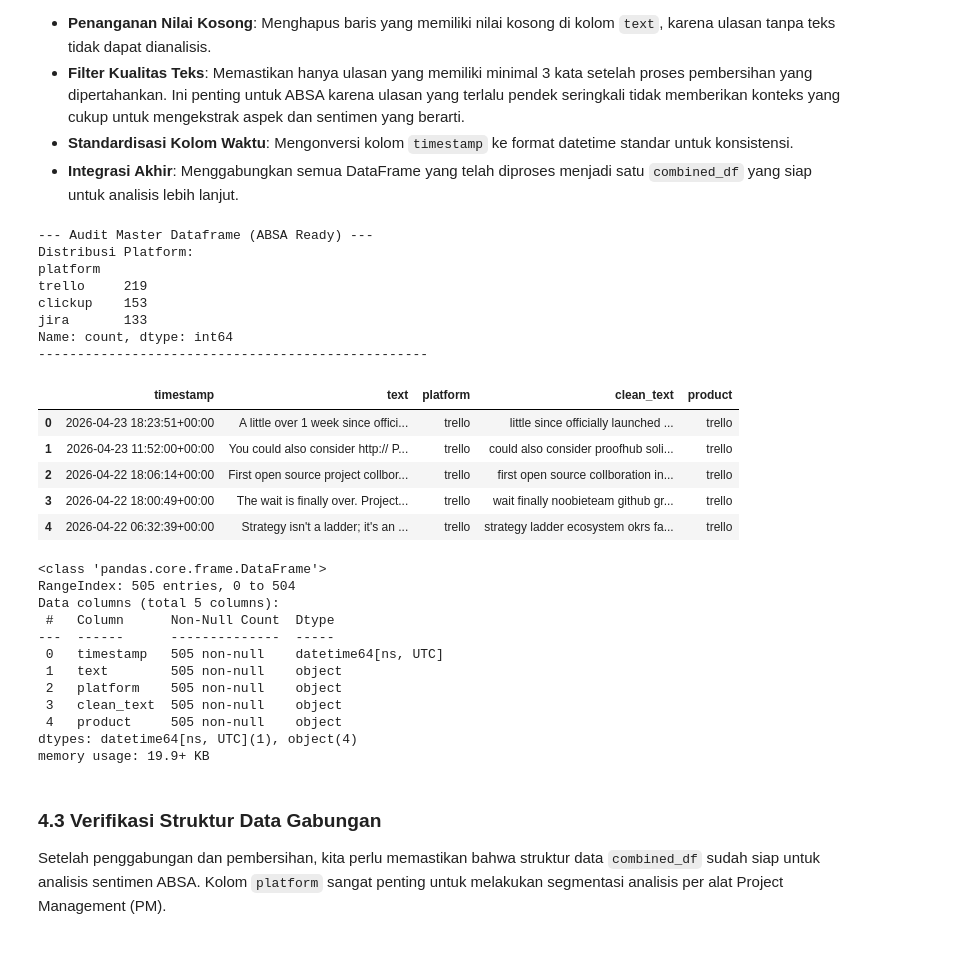
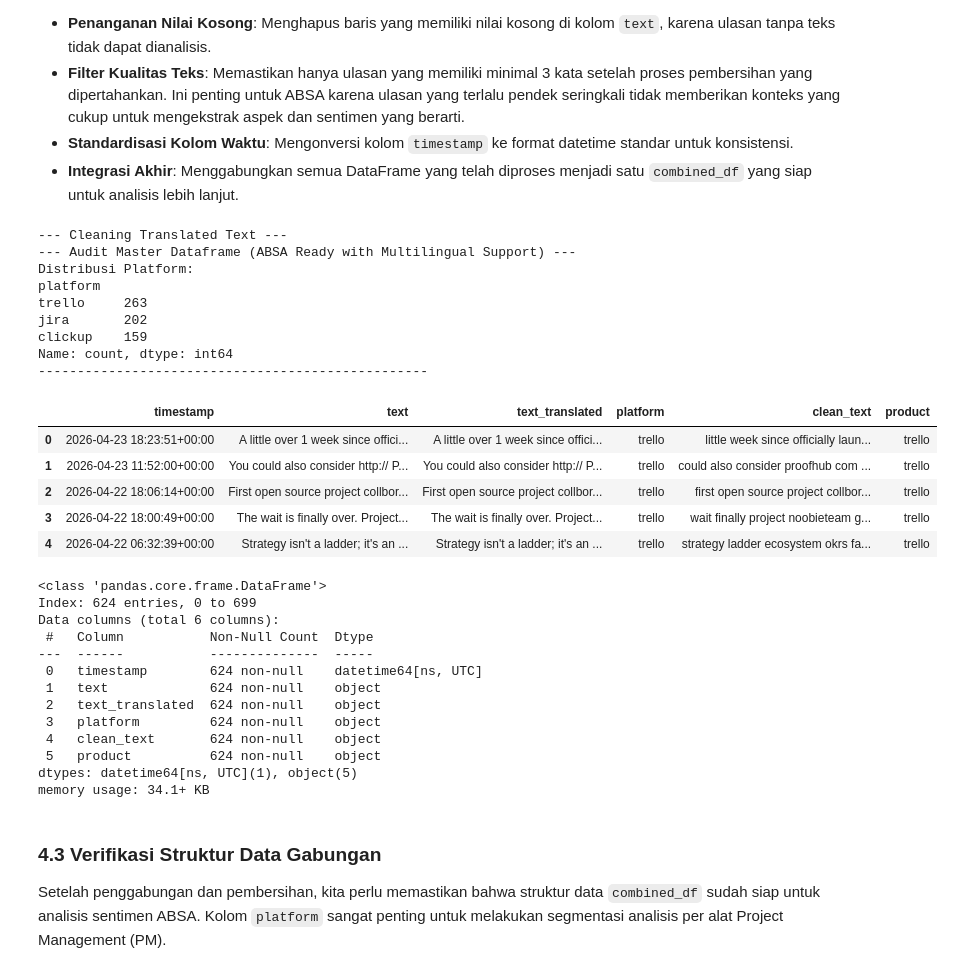
Before and after one commit to LatiefDataVisionary/pm-tools-absa-analysis, a Jupyter notebook: notebook/absa_x.ipynb, the cells around one changed output. Cells and saved outputs as stored; diff of their text form; code cells hidden in the pictures.

Commit message:
Masalah pada Tahap Penerjemahan dan Integrasi Data

```diff
--- a/notebook/absa_x.ipynb
+++ b/notebook/absa_x.ipynb
@@ -703,42 +694,44 @@ Setelah teks dibersihkan dan dinormalisasi secara individu untuk setiap platform
 *   **Standardisasi Kolom Waktu**: Mengonversi kolom `timestamp` ke format datetime standar untuk konsistensi.
 *   **Integrasi Akhir**: Menggabungkan semua DataFrame yang telah diproses menjadi satu `combined_df` yang siap untuk analisis lebih lanjut.
 # %%
-# Execute high-fidelity data integration
-platform_map = {'Trello': trello_df, 'Jira': jira_df, 'ClickUp': clickup_df}
-combined_df = unify_and_clean_datasets(platform_map)
+# Execute integration using the ALREADY TRANSLATED dataframe (raw_translated_df)
+# This ensures non-English reviews are processed correctly
+combined_df = unify_and_clean_translated_data(raw_translated_df)
 
-print("--- Audit Master Dataframe (ABSA Ready) ---")
+print("--- Audit Master Dataframe (ABSA Ready with Multilingual Support) ---")
 print(f"Distribusi Platform:\n{combined_df['platform'].value_counts()}")
 print("-" * 50)
 display(combined_df.head())
-combined_df.info(10)
+combined_df.info()
 # %% [output]
---- Audit Master Dataframe (ABSA Ready) ---
+--- Cleaning Translated Text ---
+--- Audit Master Dataframe (ABSA Ready with Multilingual Support) ---
 Distribusi Platform:
 platform
-trello     219
-clickup    153
-jira       133
+trello     263
+jira       202
+clickup    159
 Name: count, dtype: int64
 --------------------------------------------------
-|  | timestamp | text | platform | clean_text | product |
-| 0 | 2026-04-23 18:23:51+00:00 | A little over 1 week since offici... | trello | little since officially launched ... | trello |
-| 1 | 2026-04-23 11:52:00+00:00 | You could also consider http:// P... | trello | could also consider proofhub soli... | trello |
-| 2 | 2026-04-22 18:06:14+00:00 | First open source project collbor... | trello | first open source collboration in... | trello |
-| 3 | 2026-04-22 18:00:49+00:00 | The wait is finally over. Project... | trello | wait finally noobieteam github gr... | trello |
-| 4 | 2026-04-22 06:32:39+00:00 | Strategy isn't a ladder; it's an ... | trello | strategy ladder ecosystem okrs fa... | trello |
+|  | timestamp | text | text_translated | platform | clean_text | product |
+| 0 | 2026-04-23 18:23:51+00:00 | A little over 1 week since offici... | A little over 1 week since offici... | trello | little week since officially laun... | trello |
+| 1 | 2026-04-23 11:52:00+00:00 | You could also consider http:// P... | You could also consider http:// P... | trello | could also consider proofhub com ... | trello |
+| 2 | 2026-04-22 18:06:14+00:00 | First open source project collbor... | First open source project collbor... | trello | first open source project collbor... | trello |
+| 3 | 2026-04-22 18:00:49+00:00 | The wait is finally over. Project... | The wait is finally over. Project... | trello | wait finally project noobieteam g... | trello |
+| 4 | 2026-04-22 06:32:39+00:00 | Strategy isn't a ladder; it's an ... | Strategy isn't a ladder; it's an ... | trello | strategy ladder ecosystem okrs fa... | trello |
 <class 'pandas.core.frame.DataFrame'>
-RangeIndex: 505 entries, 0 to 504
-Data columns (total 5 columns):
- #   Column      Non-Null Count  Dtype
----  ------      --------------  -----
- 0   timestamp   505 non-null    datetime64[ns, UTC]
- 1   text        505 non-null    object
- 2   platform    505 non-null    object
- 3   clean_text  505 non-null    object
- 4   product     505 non-null    object
-dtypes: datetime64[ns, UTC](1), object(4)
-memory usage: 19.9+ KB
+Index: 624 entries, 0 to 699
+Data columns (total 6 columns):
+ #   Column           Non-Null Count  Dtype
+---  ------           --------------  -----
+ 0   timestamp        624 non-null    datetime64[ns, UTC]
+ 1   text             624 non-null    object
+ 2   text_translated  624 non-null    object
+ 3   platform         624 non-null    object
+ 4   clean_text       624 non-null    object
+ 5   product          624 non-null    object
+dtypes: datetime64[ns, UTC](1), object(5)
+memory usage: 34.1+ KB
 # %% [markdown]
 ### **4.3 Verifikasi Struktur Data Gabungan**
 
```
Also changed, not shown: parts of 22 cells of this notebook.
